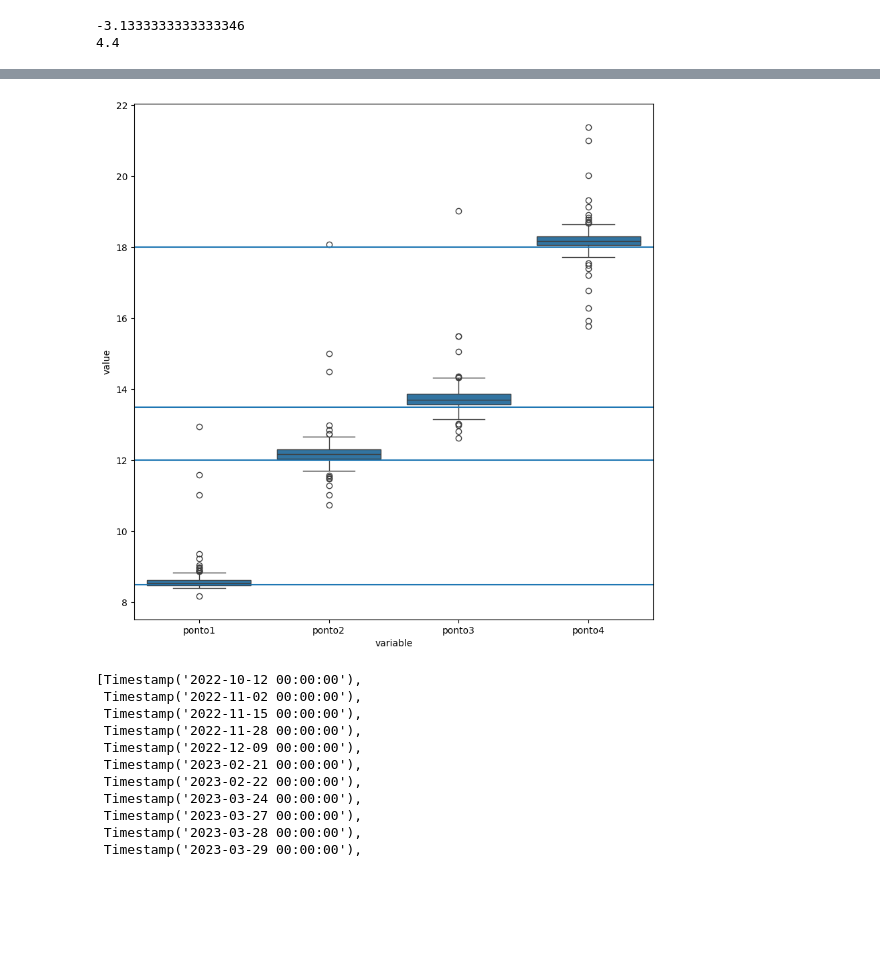
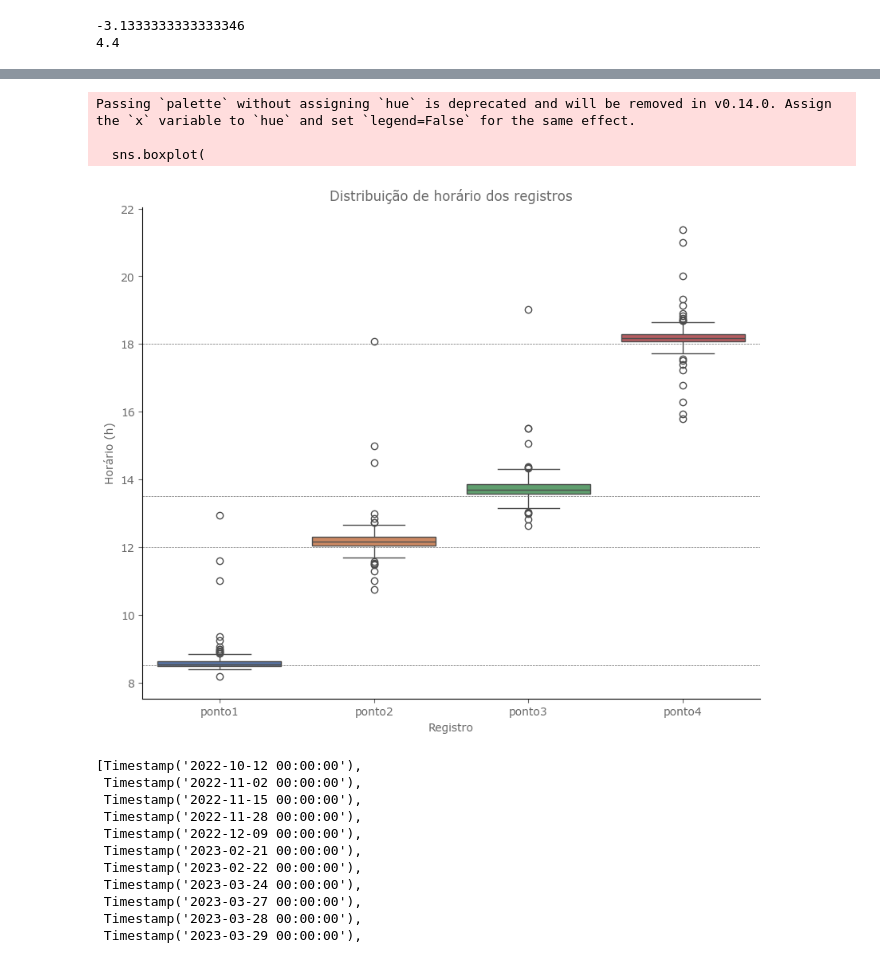
Before and after one commit to evaristocosta/jornadaDeTrabalho, a Jupyter notebook: analise-horas.ipynb, the cells around one changed output, grey strips where cells are left out. Saved outputs shown, nothing was run; the diff lists cells and outputs as text; code cells hidden in the pictures; blank space fills up the shorter version.

```diff
--- a/analise-horas.ipynb
+++ b/analise-horas.ipynb
@@ -376,14 +417,23 @@ datahora_report
 | 162 | 2023-03-08 | 8.550000 | 12.000000 | 13.500000 | 17.500000 | 3.450000 | 4.000000 | 7.450000 | -0.550000 |
 245 rows × 9 columns
 # %%
-datahora_report["extra_cor"] = datahora_report["extra"].apply(lambda x: "green" if x>= 0 else "red")
+datahora_report["extra_cor"] = datahora_report["extra"].apply(
+    lambda x: "green" if x >= 0 else "red"
+)
 
-plt.figure(figsize=(15,5))
+plt.figure(figsize=(15, 5))
 
 for index, row in datahora_report.iterrows():
-    cor = "g" if row["extra"] >= 0 else "r"
-    plt.plot(row["dia"], row["extra"], color=cor, marker="o")
+    cor = "forestgreen" if row["extra"] >= 0 else "brown"
+    plt.plot(row["dia"], row["extra"], color=cor, marker="o", markersize=5)
 
-plt.axhline(y=0)
+plt.axhline(y=0, color="dimgrey", linewidth=0.5, linestyle="--")
+
+plt.xlabel("Data")
+plt.ylabel("Hora Extra (h)")
+plt.title("Hora extra diária")
+
+sns.despine()
+
 plt.show()
 # %% [output]
@@ -411,14 +461,31 @@ datahora_report.describe()
 | max | 2023-10-19 00:00:00 | 12.950000 | 18.083333 | 19.016667 | 21.383333 | 6.516667 | 5.883333 | 12.400000 | 4.400000 |
 | std | NaN | 0.396619 | 0.509444 | 0.452122 | 0.450945 | 0.456253 | 0.482479 | 0.585923 | 0.585923 |
 # %%
-plt.figure(figsize=(10,10))
-sns.boxplot(x="variable", y="value", data=pd.melt(datahora_report[["ponto1", "ponto2", "ponto3", "ponto4"]]))
-plt.axhline(y=8.5)
-plt.axhline(y=12)
-plt.axhline(y=13.5)
-plt.axhline(y=18)
+plt.figure(figsize=(10, 8))
+sns.boxplot(
+    x="variable",
+    y="value",
+    data=pd.melt(datahora_report[["ponto1", "ponto2", "ponto3", "ponto4"]]),
+    palette="deep",
+)
+plt.axhline(y=8.5, color="dimgrey", linewidth=0.5, linestyle="--")
+plt.axhline(y=12, color="dimgrey", linewidth=0.5, linestyle="--")
+plt.axhline(y=13.5, color="dimgrey", linewidth=0.5, linestyle="--")
+plt.axhline(y=18, color="dimgrey", linewidth=0.5, linestyle="--")
+
+
+plt.xlabel("Registro")
+plt.ylabel("Horário (h)")
+plt.title("Distribuição de horário dos registros")
+
+sns.despine()
+
+
 plt.show()
 # %% [output]
+Passing `palette` without assigning `hue` is deprecated and will be removed in v0.14.0. Assign the `x` variable to `hue` and set `legend=False` for the same effect.
+
+  sns.boxplot(
-[figure, old version]
+[figure, new version]
 # %%
 dias = datahora_report["dia"].tolist()
```
Also changed, not shown: parts of 17 cells of this notebook, 1 other file.
